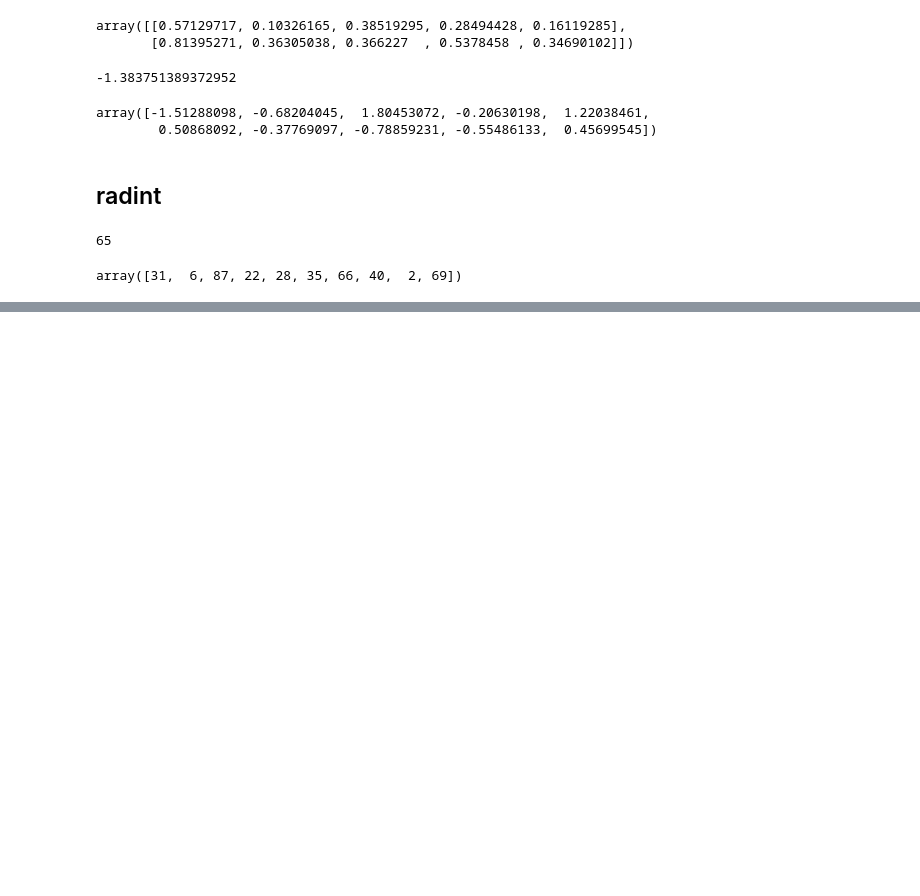
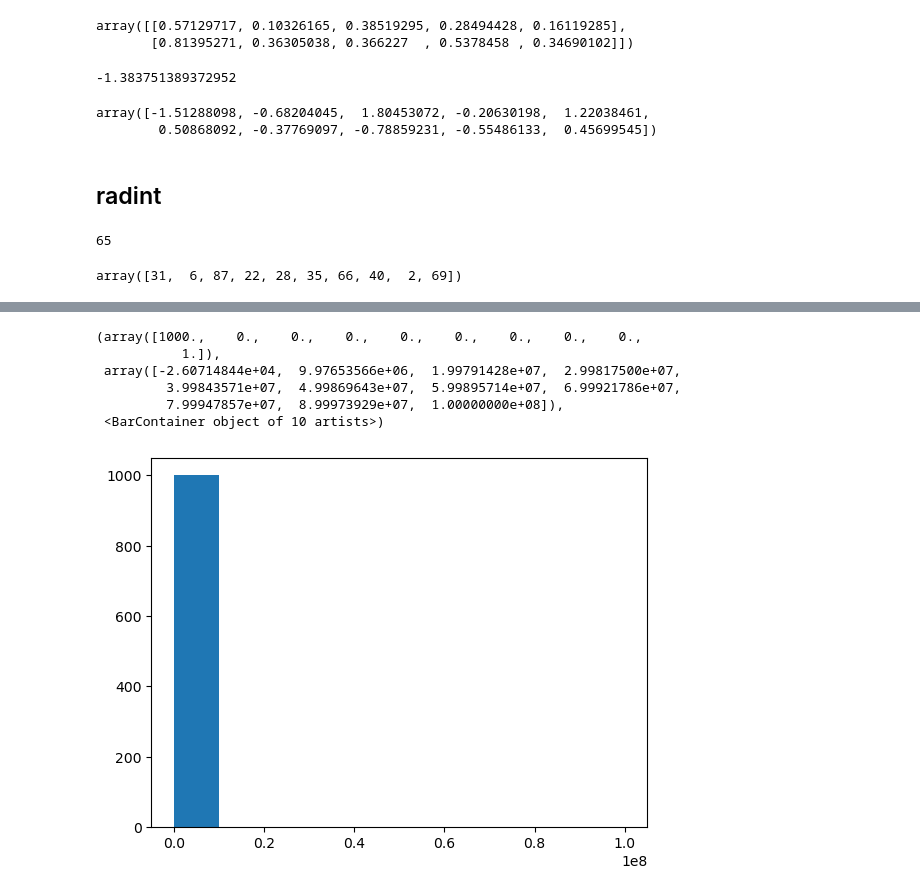
Before and after one commit to sanikavavhal07/DATAMITES, a Jupyter notebook: Python/numpy.ipynb, the cells around one changed output, grey strips where cells are left out. Saved outputs shown, nothing was run; the diff lists cells and outputs as text; code cells hidden in the pictures; blank space fills up the shorter version.

```diff
--- a/Python/numpy.ipynb
+++ b/Python/numpy.ipynb
@@ -268,0 +348,11 @@ array([31,  6, 87, 22, 28, 35, 66, 40,  2, 69])
+# %%
+import seaborn as sns
+plt.hist(exp)
+# %% [output]
+(array([1000.,    0.,    0.,    0.,    0.,    0.,    0.,    0.,    0.,
+           1.]),
+ array([-2.60714844e+04,  9.97653566e+06,  1.99791428e+07,  2.99817500e+07,
+         3.99843571e+07,  4.99869643e+07,  5.99895714e+07,  6.99921786e+07,
+         7.99947857e+07,  8.99973929e+07,  1.00000000e+08]),
+ <BarContainer object of 10 artists>)
+[figure, added]
```
Also changed, not shown: parts of 15 cells of this notebook.
